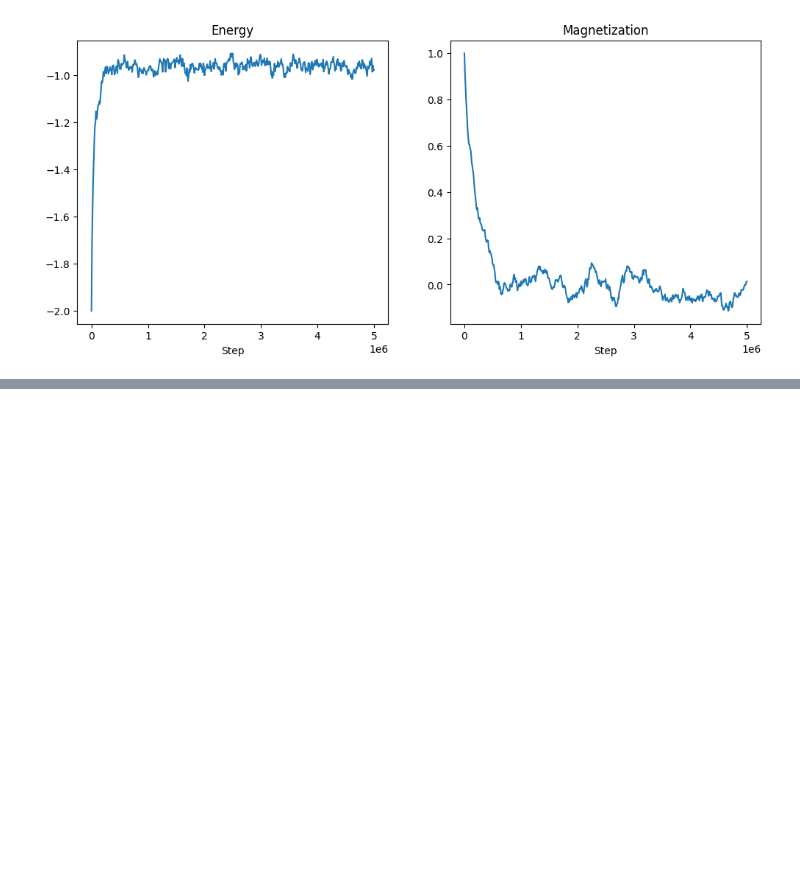
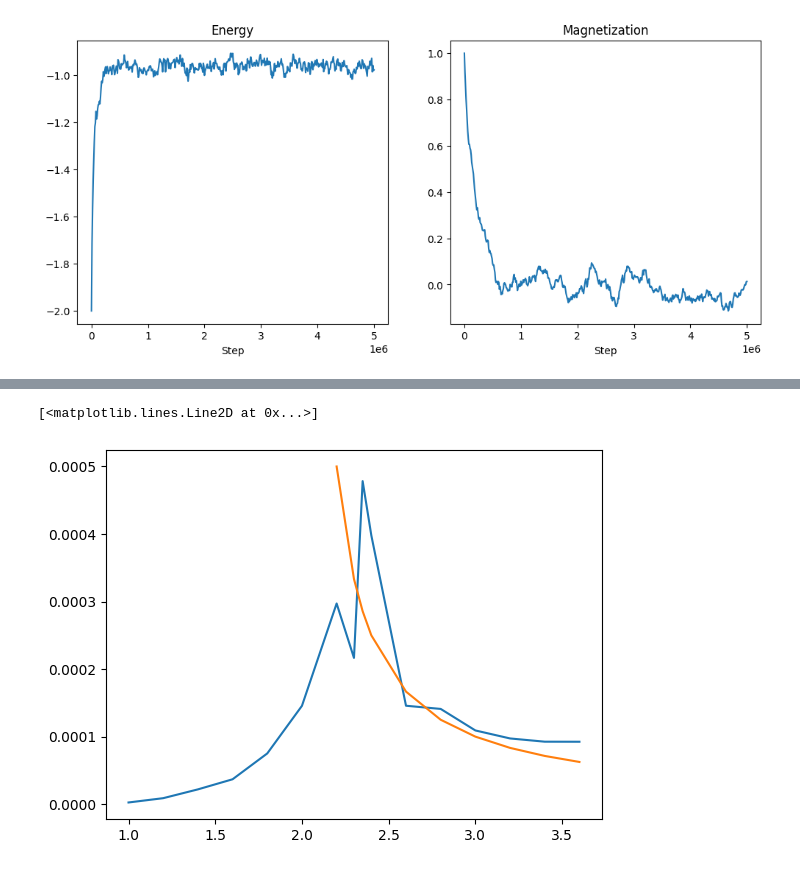
Before and after one commit to Masvelll/Statfiz, a Jupyter notebook: 1_IsingModel/main.ipynb, the cells around one changed output, grey strips where cells are left out. Drawn from its saved outputs; the diff is of its cells as text; code cells hidden in the pictures; blank space fills up the shorter version.

```diff
--- a/1_IsingModel/main.ipynb
+++ b/1_IsingModel/main.ipynb
@@ -240,0 +244,8 @@ plt.show()
+# %%
+chi = np.array(E_vars) / np.array(T)
+T_positive = np.array(T[5:])
+plt.plot(T, chi)
+plt.plot(T_positive, 1 / (T_positive - 2) / 1e4)
+# %% [output]
+[<matplotlib.lines.Line2D at 0x...>]
+[figure, added]
```
Also changed, not shown: parts of 4 cells of this notebook.
